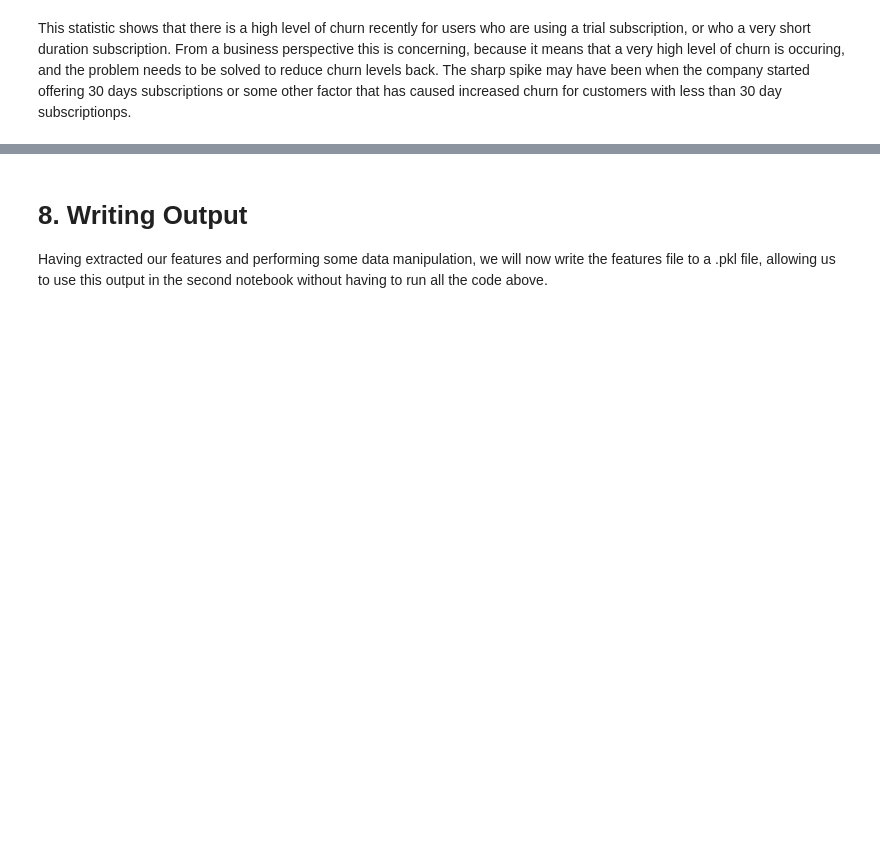
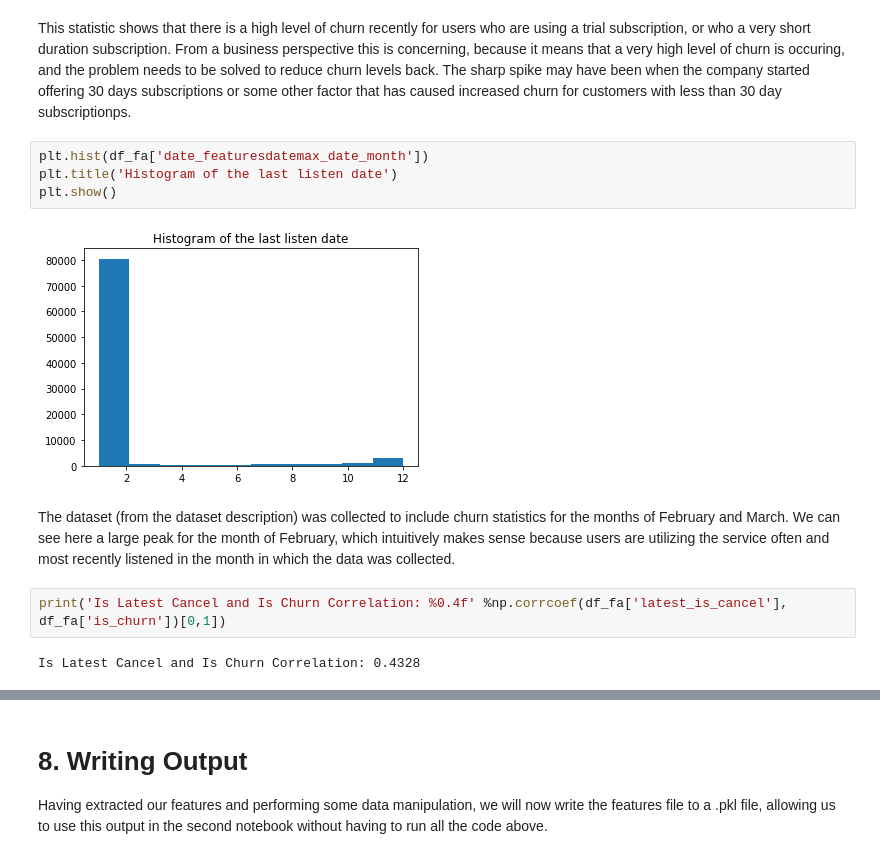
Before and after one commit to ajolson89/W207Fall2018Final, a Jupyter notebook: W207_FinalProj_01DataPrep_KennedyKhannaOlson_Final.ipynb, the cells around one changed output, grey strips where cells are left out. Saved outputs shown, nothing was run; the diff lists cells and outputs as text; blank space fills up the shorter version.

```diff
--- a/W207_FinalProj_01DataPrep_KennedyKhannaOlson_Final.ipynb
+++ b/W207_FinalProj_01DataPrep_KennedyKhannaOlson_Final.ipynb
@@ -794,3 +796,15 @@ plt.show
 [figure]
 # %% [markdown]
 This statistic shows that there is a high level of churn recently for users who are using a trial subscription, or who a very short duration subscription. From a business perspective this is concerning, because it means that a very high level of churn is occuring, and the problem needs to be solved to reduce churn levels back. The sharp spike may have been when the company started offering 30 days subscriptions or some other factor that has caused increased churn for customers with less than 30 day subscriptionps.
+# %%
+plt.hist(df_fa['date_featuresdatemax_date_month'])
+plt.title('Histogram of the last listen date')
+plt.show()
+# %% [output]
+[figure, added]
+# %% [markdown]
+The dataset (from the dataset description) was collected to include churn statistics for the months of February and March. We can see here a large peak for the month of February, which intuitively makes sense because users are utilizing the service often and most recently listened in the month in which the data was collected.
+# %%
+print('Is Latest Cancel and Is Churn Correlation: %0.4f' %np.corrcoef(df_fa['latest_is_cancel'], df_fa['is_churn'])[0,1])
+# %% [output]
+Is Latest Cancel and Is Churn Correlation: 0.4328
```
Also changed, not shown: parts of 41 cells of this notebook.
